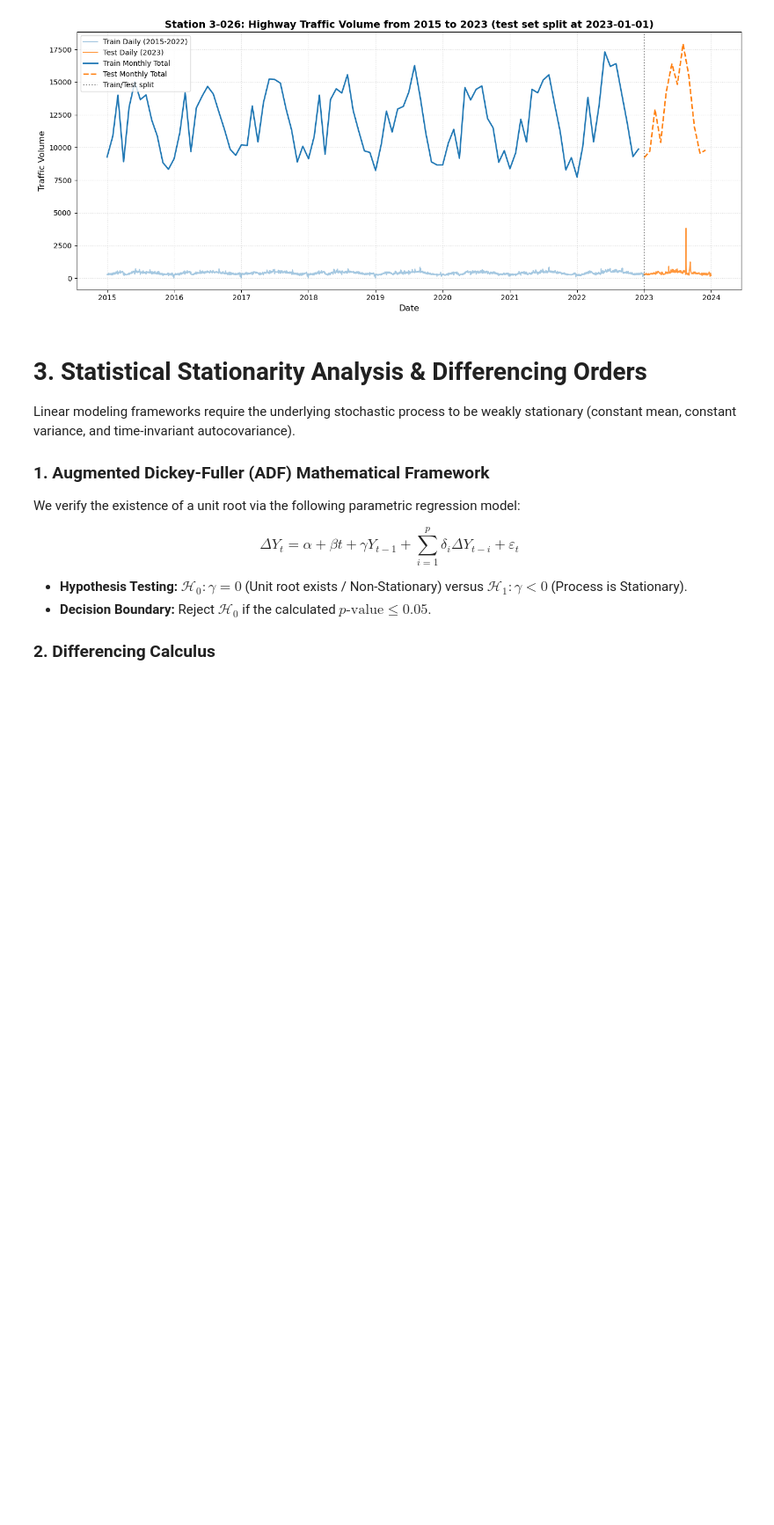
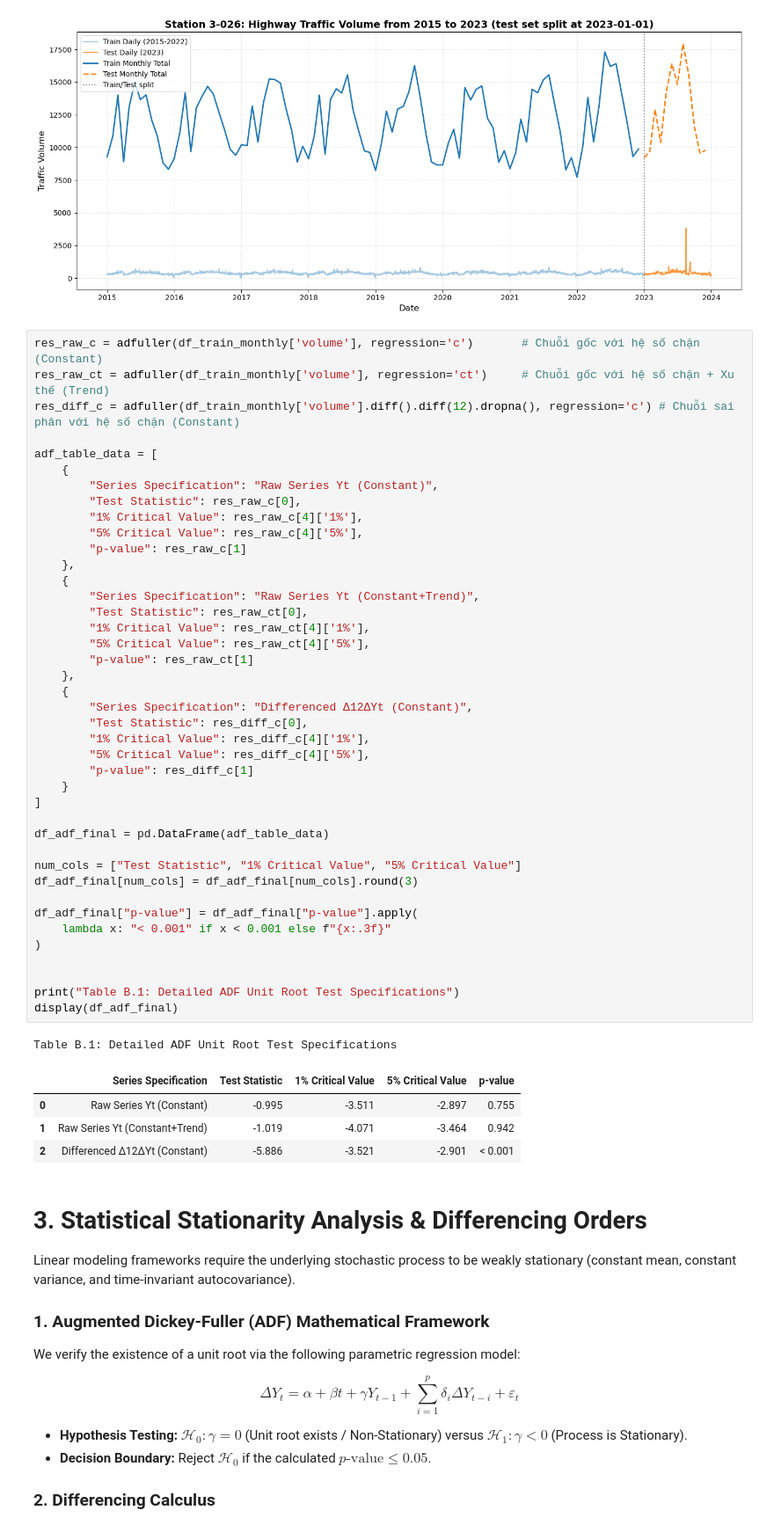
Before and after one commit to t-man-nd/Highway-Volume-Prediction, a Jupyter notebook: monthly_tsa.ipynb, the cells around one changed output. Shown at 88% size. Cells and saved outputs as stored; diff of their text form; blank space fills up the shorter version.

```diff
--- a/monthly_tsa.ipynb
+++ b/monthly_tsa.ipynb
@@ -184,6 +184,53 @@ plt.savefig('plots/train_test_overview.png', dpi=300)
 plt.show()
 # %% [output]
 [figure]
+# %%
+res_raw_c = adfuller(df_train_monthly['volume'], regression='c')       # Chuỗi gốc với hệ số chặn (Constant)
+res_raw_ct = adfuller(df_train_monthly['volume'], regression='ct')     # Chuỗi gốc với hệ số chặn + Xu thế (Trend)
+res_diff_c = adfuller(df_train_monthly['volume'].diff().diff(12).dropna(), regression='c') # Chuỗi sai phân với hệ số chặn (Constant)
+
+adf_table_data = [
+    {
+        "Series Specification": "Raw Series Yt (Constant)",
+        "Test Statistic": res_raw_c[0],
+        "1% Critical Value": res_raw_c[4]['1%'],
+        "5% Critical Value": res_raw_c[4]['5%'],
+        "p-value": res_raw_c[1]
+    },
+    {
+        "Series Specification": "Raw Series Yt (Constant+Trend)",
+        "Test Statistic": res_raw_ct[0],
+        "1% Critical Value": res_raw_ct[4]['1%'],
+        "5% Critical Value": res_raw_ct[4]['5%'],
+        "p-value": res_raw_ct[1]
+    },
+    {
+        "Series Specification": "Differenced Δ12ΔYt (Constant)",
+        "Test Statistic": res_diff_c[0],
+        "1% Critical Value": res_diff_c[4]['1%'],
+        "5% Critical Value": res_diff_c[4]['5%'],
+        "p-value": res_diff_c[1]
+    }
+]
+
+df_adf_final = pd.DataFrame(adf_table_data)
+
+num_cols = ["Test Statistic", "1% Critical Value", "5% Critical Value"]
+df_adf_final[num_cols] = df_adf_final[num_cols].round(3)
+
+df_adf_final["p-value"] = df_adf_final["p-value"].apply(
+    lambda x: "< 0.001" if x < 0.001 else f"{x:.3f}"
+)
+
+
+print("Table B.1: Detailed ADF Unit Root Test Specifications")
+display(df_adf_final)
+# %% [output]
+Table B.1: Detailed ADF Unit Root Test Specifications
+|  | Series Specification | Test Statistic | 1% Critical Value | 5% Critical Value | p-value |
+| 0 | Raw Series Yt (Constant) | -0.995 | -3.511 | -2.897 | 0.755 |
+| 1 | Raw Series Yt (Constant+Trend) | -1.019 | -4.071 | -3.464 | 0.942 |
+| 2 | Differenced Δ12ΔYt (Constant) | -5.886 | -3.521 | -2.901 | < 0.001 |
 # %% [markdown]
 # 3. Statistical Stationarity Analysis & Differencing Orders
 
```
Also changed, not shown: parts of 1 cell of this notebook, 3 other files.
